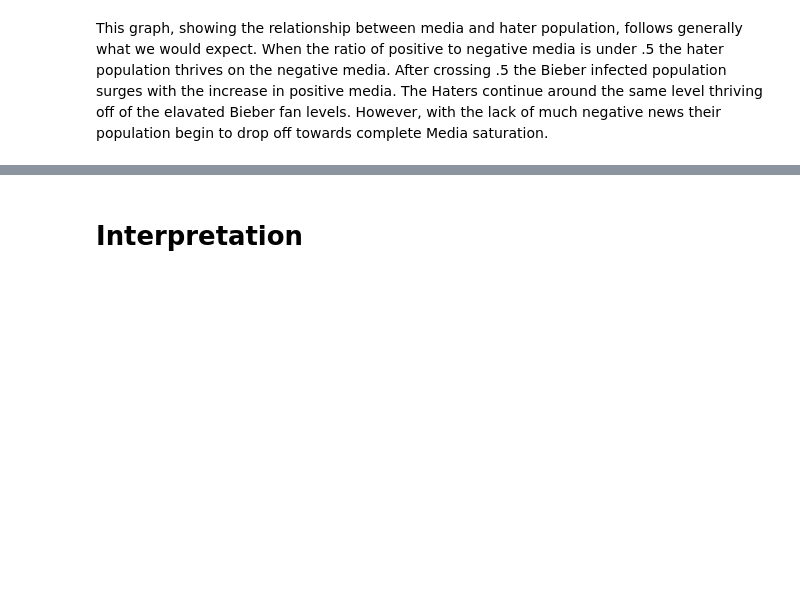
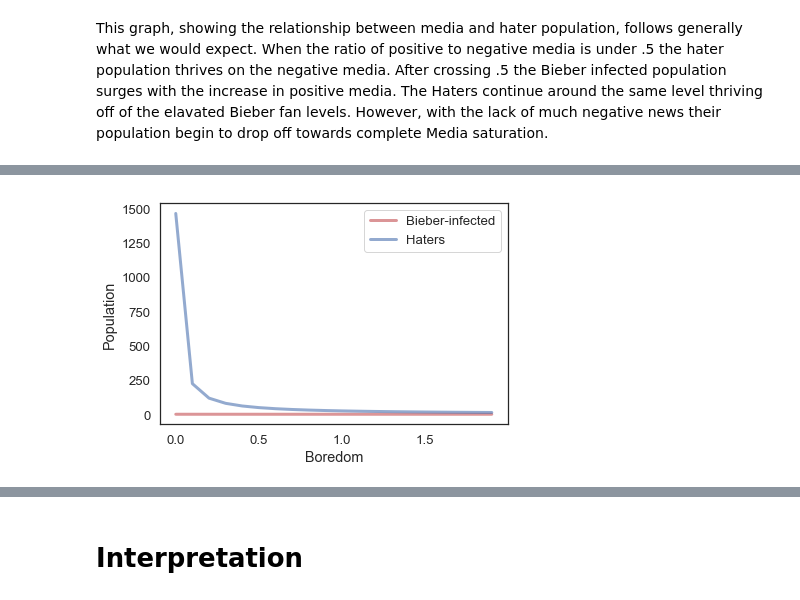
Before and after one commit to mpatil99/modsim-Project2, a Jupyter notebook: Project2.ipynb, the cells around one changed output, grey strips where cells are left out. Cells and saved outputs as stored; diff of their text form; code cells hidden in the pictures; blank space fills up the shorter version.

```diff
--- a/Project2.ipynb
+++ b/Project2.ipynb
@@ -363,0 +363,3 @@ decorate(xlabel = "time ", ylabel = "Population");
+# %%
+boredom_array = linrange(0,2,.1)
+sweepB, sweepH = sweep_b(10, .00083, 1/144, boredom_array, 2, 1, 0,.01,.1);
@@ -363,0 +387,6 @@ decorate(xlabel = "time ", ylabel = "Population");
+# %%
+plot(sweepB, label = "Bieber-infected",color = "r");
+plot(sweepH, label = "Haters",color = "b");
+decorate(xlabel = "Boredom", ylabel = "Population");
+# %% [output]
+[figure, added]
```
Also changed, not shown: parts of 20 cells of this notebook.
